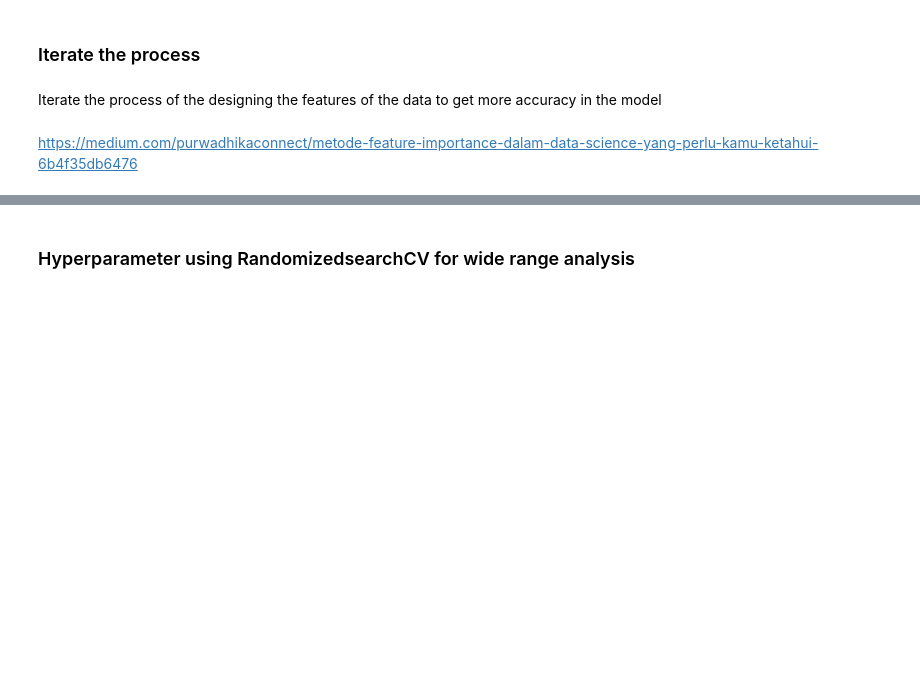
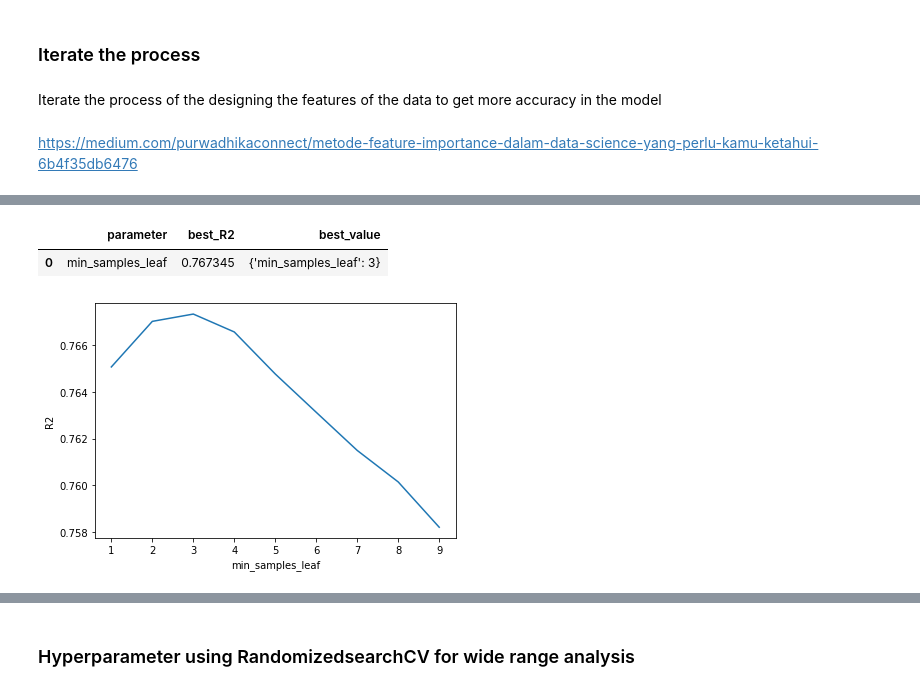
Before and after one commit to RodzanIskandar/Used_Craiglist_Car_Price_Prediction, a Jupyter notebook: machine learning model.ipynb, the cells around one changed output, grey strips where cells are left out. Cells and saved outputs as stored; diff of their text form; code cells hidden in the pictures; blank space fills up the shorter version.

```diff
--- a/machine learning model.ipynb
+++ b/machine learning model.ipynb
@@ -185,0 +247,6 @@ https://medium.com/purwadhikaconnect/metode-feature-importance-dalam-data-scienc
+# %%
+tuning_param(X_train, y_train, rf, [{'min_samples_leaf':np.arange(1, 10, 1)}])
+# %% [output]
+|  | parameter | best_R2 | best_value |
+| 0 | min_samples_leaf | 0.767345 | {'min_samples_leaf': 3} |
+[figure, added]
```
Also changed, not shown: parts of 18 cells of this notebook.
